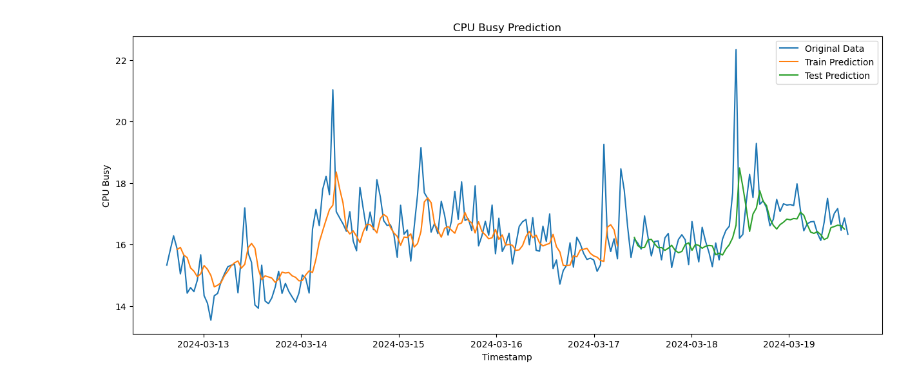
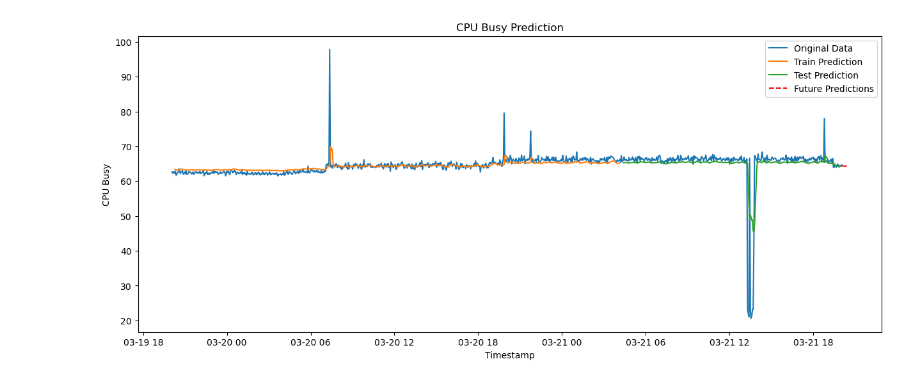
Before and after one commit to thelizri/ML-Prometheus, a Jupyter notebook: LSTM.ipynb, the cells around one changed output. Cells and saved outputs as stored; diff of their text form; code cells hidden in the pictures.

```diff
--- a/LSTM.ipynb
+++ b/LSTM.ipynb
@@ -39,0 +45,2 @@ len(data[0]["values"])
+# %%
+delta = timestamps[-1] - timestamps[-2]
@@ -39,0 +51,5 @@ len(data[0]["values"])
+# %%
+def gen_timestamps(timestamps, n=10):
+    delta = timestamps[-1] - timestamps[-2] # Assumes uniformity
+    new_timeseries = [timestamps[-1] + i*delta for i in range(n)]
+    return new_timeseries
@@ -63,7 +92,7 @@ def print_rsme(trainY, testY, trainPredict, testPredict):
     print("Train Score: %.2f RMSE" % (trainScore))
     print("Test Score: %.2f RMSE" % (testScore))
 # %%
-def visualize(df, trainPredict, testPredict, name="value", look_back=3):
+def visualize(df, trainPredict, testPredict, future_timestamps, future_predictions, name="value", look_back=3):
     # Visualization
     plt.figure(figsize=(15, 6))
     plt.plot(df["timestamp"], df[name], label="Original Data")
@@ -90,6 +119,11 @@ def visualize(df, trainPredict, testPredict, name="value", look_back=3):
         ),
         label="Test Prediction",
     )
+
+    # Plot future predictions
+    if future_timestamps and future_predictions:
+        plt.plot(future_timestamps, future_predictions, "r--", label="Future Predictions")
+
     plt.title(f"{name} Prediction")
     plt.xlabel("Timestamp")
     plt.ylabel(name)
@@ -101,21 +135,21 @@ def predict(
     query,
     name="value",
     start_days_ago=7,
-    step="3000",
+    step="60",
     look_back=3,
     epochs=1000,
     batch_size=1,
     patience=10,
     learning_rate=0.0005,
 ):
-    data = make_query(query, start_days_ago, step)
+    data = make_query(query, start_days_ago, step)[0]["values"]
 
     if data:
         timestamps = [
             datetime.datetime.fromtimestamp(float(item[0]))
-            for item in data[0]["values"]
+            for item in data
         ]
-        value = [float(item[1]) for item in data[0]["values"]]
+        value = [float(item[1]) for item in data]
 
         df = pd.DataFrame(data={"timestamp": timestamps, name: value})
         df["timestamp"] = pd.to_datetime(df["timestamp"])
@@ -148,7 +182,7 @@ def predict(
             trainY,
             epochs=epochs,
             batch_size=batch_size,
-            verbose=0,
+            verbose=1,
             validation_data=(testX, testY),
             callbacks=[early_stop],
         )
@@ -183,12 +217,12 @@ def predict(
         # Predict future values
         last_known_data = scaled_data[-look_back:]
         future_predictions = predict_next_10_days(last_known_data, model, scaler, look_back)
-        print("Future Predictions:", future_predictions)
+        new_timestamps = gen_timestamps(timestamps)
 
         # Visualisation
-        visualize(df, trainPredict, testPredict, name, look_back)
+        visualize(df, trainPredict, testPredict, new_timestamps, future_predictions, name, look_back)
     else:
         print("No data returned from Prometheus or unexpected data format.")
 # %%
-predict(prom, cpu_query, name="CPU Busy", patience=10)
+predict(prom, cpu_query, name="CPU Busy", patience=40, step="180", epochs=100, start_days_ago=2, look_back=4)
 # %% [output]
@@ -211,2 +247,2 @@ Future Predictions: [16.285053, 16.216782, 16.093462, 16.03333, 15.975873, 15.92
-[figure, old version]
+[figure, new version]
 # %%
```
Also changed, not shown: parts of 8 cells of this notebook.
